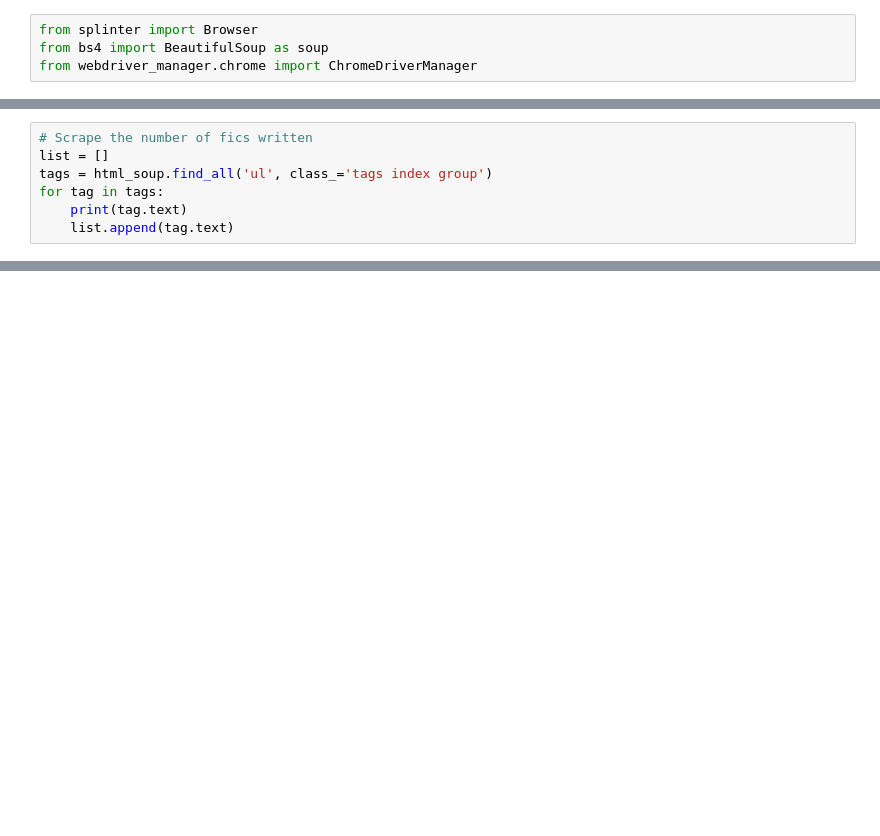
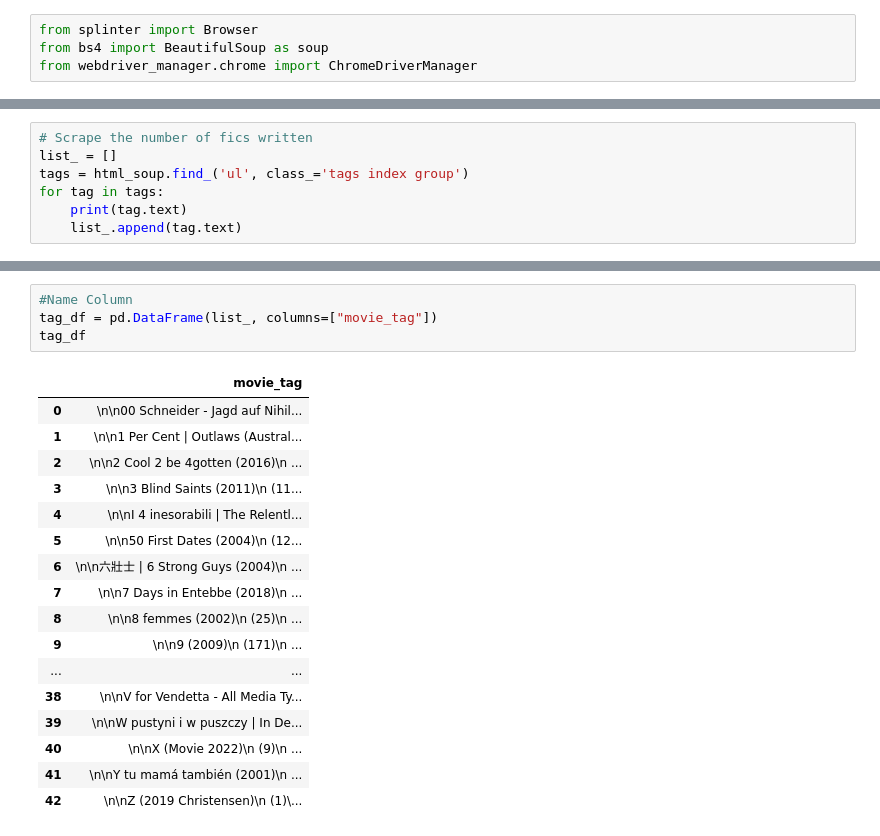
Before and after one commit to kylajaynee/MovieTrends, a Jupyter notebook: Movie_trends.ipynb, the cells around one changed output, grey strips where cells are left out. Saved outputs shown, nothing was run; the diff lists cells and outputs as text; blank space fills up the shorter version.

Commit message:
add machine learning and start cleaning data

```diff
--- a/Movie_trends.ipynb
+++ b/Movie_trends.ipynb
@@ -125,7 +125,7 @@ DriverNotFoundError: Driver for chrome was not found.
 # %%
 # Scrape the number of fics written
-list = []
-tags = html_soup.find_all('ul', class_='tags index group')
+list_ = []
+tags = html_soup.find_('ul', class_='tags index group')
 for tag in tags:
     print(tag.text)
-    list.append(tag.text)
+    list_.append(tag.text)
@@ -134,0 +179,22 @@ tag_df
+# %%
+#Name Column
+tag_df = pd.DataFrame(list_, columns=["movie_tag"])
+tag_df
+# %% [output]
+|  | movie_tag |
+| 0 | \n\n00 Schneider - Jagd auf Nihil... |
+| 1 | \n\n1 Per Cent | Outlaws (Austral... |
+| 2 | \n\n2 Cool 2 be 4gotten (2016)\n ... |
+| 3 | \n\n3 Blind Saints (2011)\n (11... |
+| 4 | \n\nI 4 inesorabili | The Relentl... |
+| 5 | \n\n50 First Dates (2004)\n (12... |
+| 6 | \n\n六壯士 | 6 Strong Guys (2004)\n ... |
+| 7 | \n\n7 Days in Entebbe (2018)\n ... |
+| 8 | \n\n8 femmes (2002)\n (25)\n ... |
+| 9 | \n\n9 (2009)\n (171)\n ... |
+| ... | ... |
+| 38 | \n\nV for Vendetta - All Media Ty... |
+| 39 | \n\nW pustyni i w puszczy | In De... |
+| 40 | \n\nX (Movie 2022)\n (9)\n ... |
+| 41 | \n\nY tu mamá también (2001)\n ... |
+| 42 | \n\nZ (2019 Christensen)\n (1)\... |
```
Also changed, not shown: parts of 14 cells of this notebook, 2 other files.
